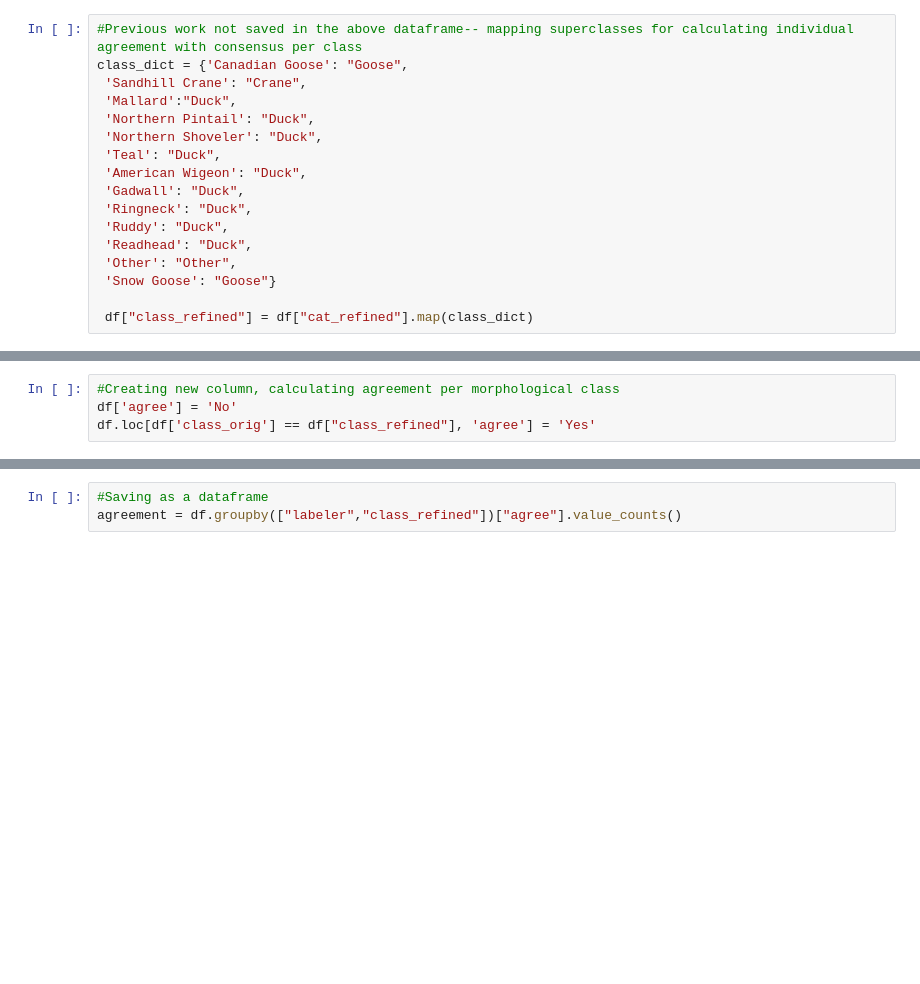
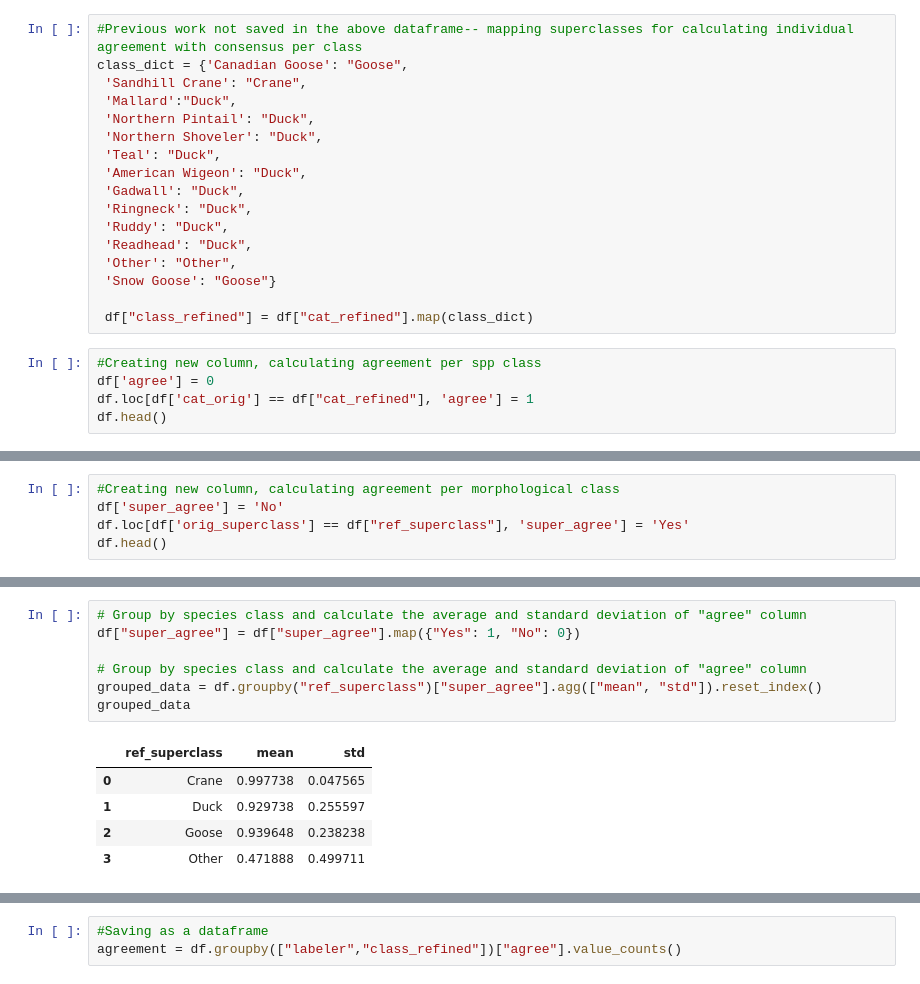
Before and after one commit to rowanoaktree/label-consensus-analysis, a Jupyter notebook: expertconsensus.ipynb, the cells around one changed output, grey strips where cells are left out. Cells and saved outputs as stored; diff of their text form; blank space fills up the shorter version.

```diff
--- a/expertconsensus.ipynb
+++ b/expertconsensus.ipynb
@@ -300,3 +309,8 @@ class_dict = {'Canadian Goose': "Goose",
  'Snow Goose': "Goose"}
 
  df["class_refined"] = df["cat_refined"].map(class_dict)
+# %%
+#Creating new column, calculating agreement per spp class
+df['agree'] = 0
+df.loc[df['cat_orig'] == df["cat_refined"], 'agree'] = 1
+df.head()
@@ -303,5 +324,6 @@ class_dict = {'Canadian Goose': "Goose",
 # %%
 #Creating new column, calculating agreement per morphological class
-df['agree'] = 'No'
-df.loc[df['class_orig'] == df["class_refined"], 'agree'] = 'Yes'
+df['super_agree'] = 'No'
+df.loc[df['orig_superclass'] == df["ref_superclass"], 'super_agree'] = 'Yes'
+df.head()
 # %% [output]
@@ -320,0 +363,13 @@ Name: agree, Length: 82, dtype: int64
+# %%
+# Group by species class and calculate the average and standard deviation of "agree" column
+df["super_agree"] = df["super_agree"].map({"Yes": 1, "No": 0})
+
+# Group by species class and calculate the average and standard deviation of "agree" column
+grouped_data = df.groupby("ref_superclass")["super_agree"].agg(["mean", "std"]).reset_index()
+grouped_data
+# %% [output]
+|  | ref_superclass | mean | std |
+| 0 | Crane | 0.997738 | 0.047565 |
+| 1 | Duck | 0.929738 | 0.255597 |
+| 2 | Goose | 0.939648 | 0.238238 |
+| 3 | Other | 0.471888 | 0.499711 |
```
Also changed, not shown: parts of 8 cells of this notebook, 1 other file.
